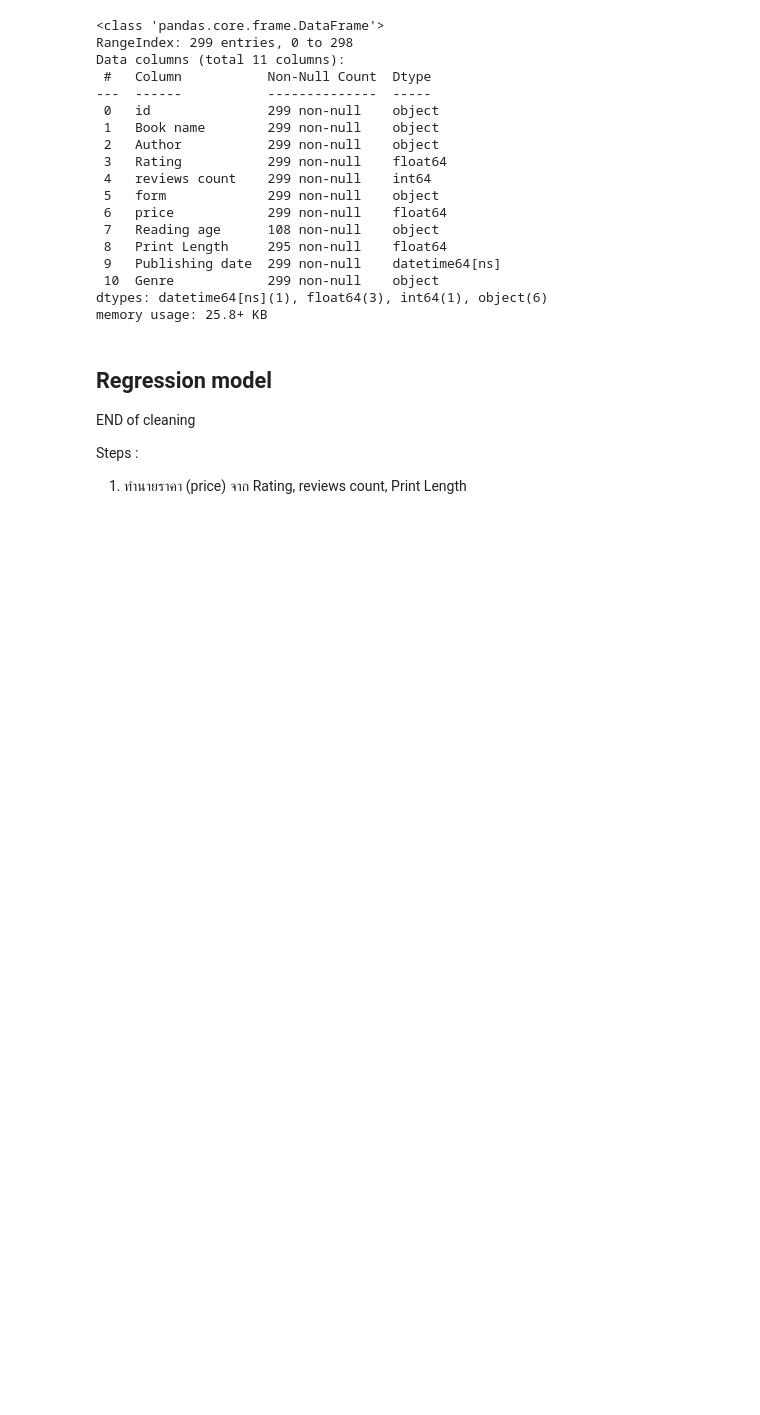
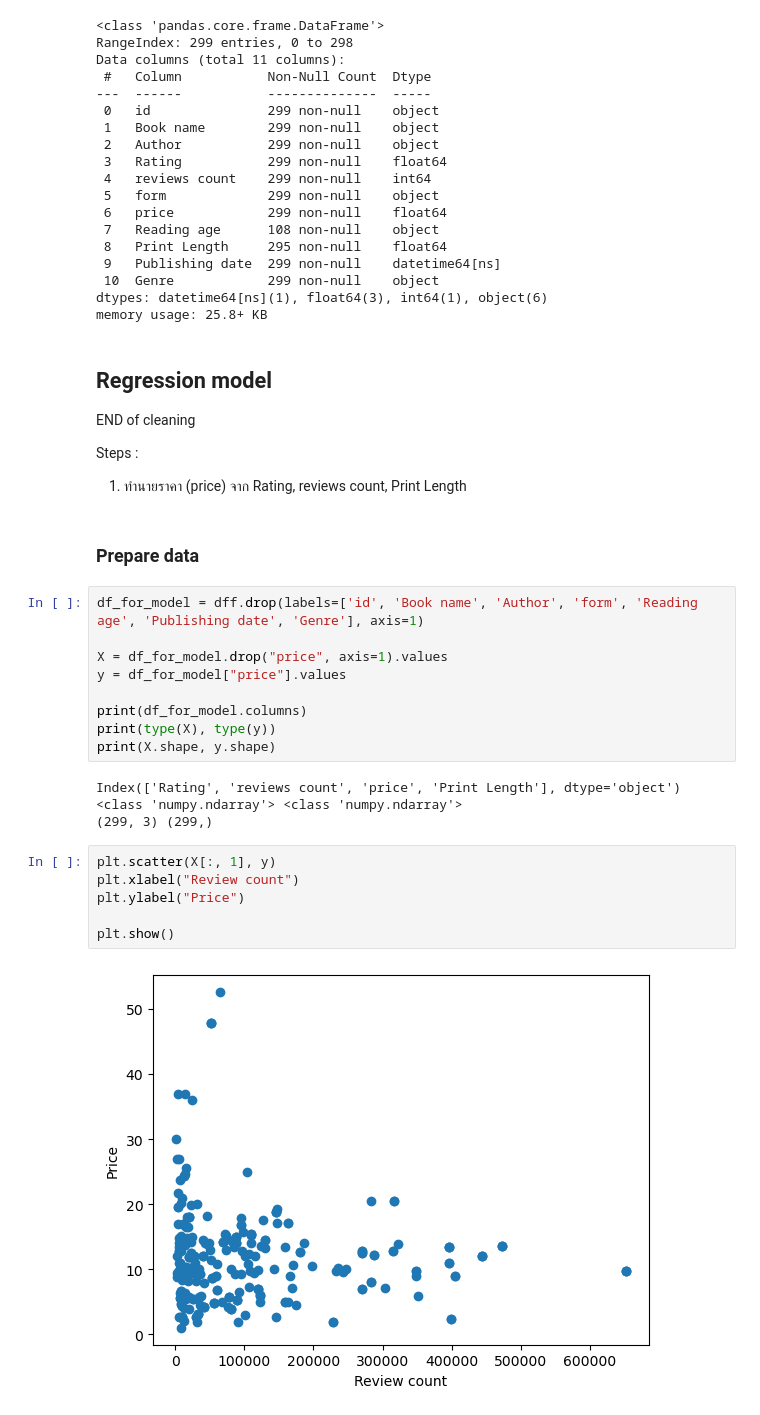
Before and after one commit to HikariJadeEmpire/stat_for_remind, a Jupyter notebook: ml_datacamp/regression_supervised.ipynb, the cells around one changed output. Saved outputs shown, nothing was run; the diff lists cells and outputs as text; blank space fills up the shorter version.

```diff
--- a/ml_datacamp/regression_supervised.ipynb
+++ b/ml_datacamp/regression_supervised.ipynb
@@ -106,3 +109,26 @@ END of cleaning
 
 Steps :
 1. ทำนายราคา (price) จาก Rating, reviews count, Print Length
+# %% [markdown]
+### Prepare data
+# %%
+df_for_model = dff.drop(labels=['id', 'Book name', 'Author', 'form', 'Reading age', 'Publishing date', 'Genre'], axis=1)
+
+X = df_for_model.drop("price", axis=1).values
+y = df_for_model["price"].values
+
+print(df_for_model.columns)
+print(type(X), type(y))
+print(X.shape, y.shape)
+# %% [output]
+Index(['Rating', 'reviews count', 'price', 'Print Length'], dtype='object')
+<class 'numpy.ndarray'> <class 'numpy.ndarray'>
+(299, 3) (299,)
+# %%
+plt.scatter(X[:, 1], y)
+plt.xlabel("Review count")
+plt.ylabel("Price")
+
+plt.show()
+# %% [output]
+[figure, added]
```
Also changed, not shown: parts of 14 cells of this notebook, 1 other file.
